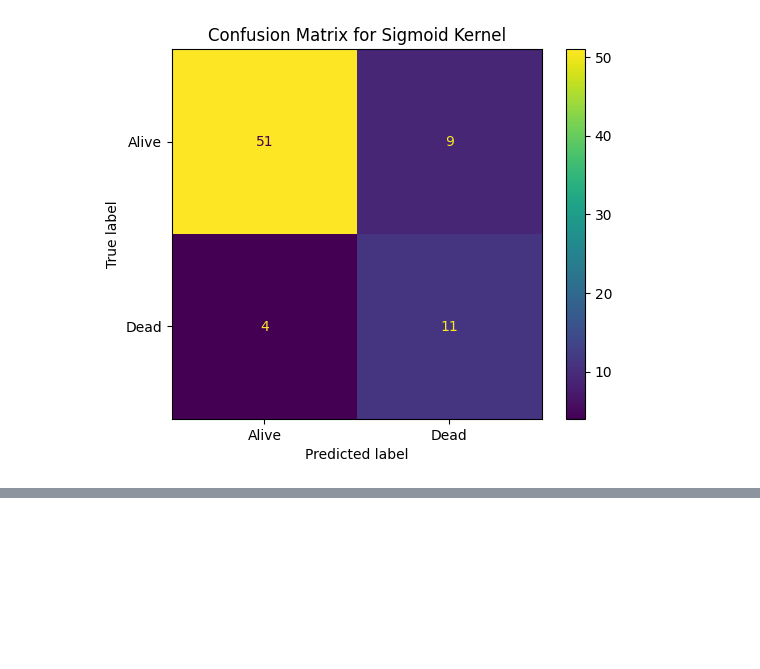
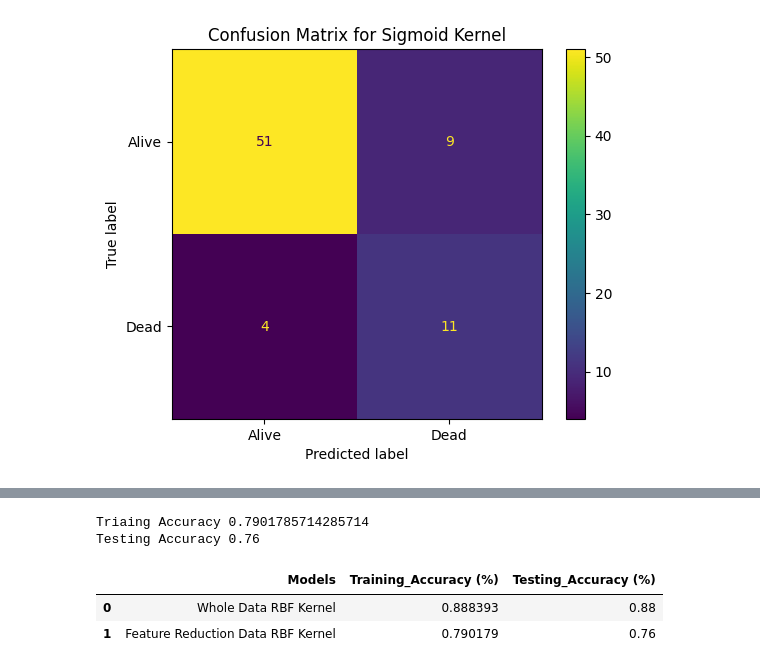
Before and after one commit to Misara-Ahmed/Cardiovascular-Disease-Prediction, a Jupyter notebook: Heart_failure_prediction_SVM.ipynb, the cells around one changed output, grey strips where cells are left out. Saved outputs shown, nothing was run; the diff lists cells and outputs as text; code cells hidden in the pictures; blank space fills up the shorter version.

```diff
--- a/Heart_failure_prediction_SVM.ipynb
+++ b/Heart_failure_prediction_SVM.ipynb
@@ -154,0 +234,18 @@ for pair in zipped:
+# %%
+training_accuracy_RBFKernel_Feature_Reduction, testing_accuracy_RBFKernel_Feature_Reduction, y_pred_RBFKernel_Feature_Reduction = SVM_MODELS_KERNELS('poly',xtrain_reduced, ytrain_reduced, xtest_reduced, ytest_reduced)
+
+header = ['Whole Data RBF Kernel', 'Feature Reduction Data RBF Kernel']
+
+training_accuracies = [training_accuracy_RBFKernel, training_accuracy_RBFKernel_Feature_Reduction]
+
+testing_accuracies = [testing_accuracy_RBFKernel, testing_accuracy_RBFKernel_Feature_Reduction]
+
+table = compare(header, training_accuracies, testing_accuracies)
+
+table
+# %% [output]
+Triaing Accuracy 0.7901785714285714
+Testing Accuracy 0.76
+|  | Models | Training_Accuracy (%) | Testing_Accuracy (%) |
+| 0 | Whole Data RBF Kernel | 0.888393 | 0.88 |
+| 1 | Feature Reduction Data RBF Kernel | 0.790179 | 0.76 |
```
Also changed, not shown: parts of 9 cells of this notebook.
